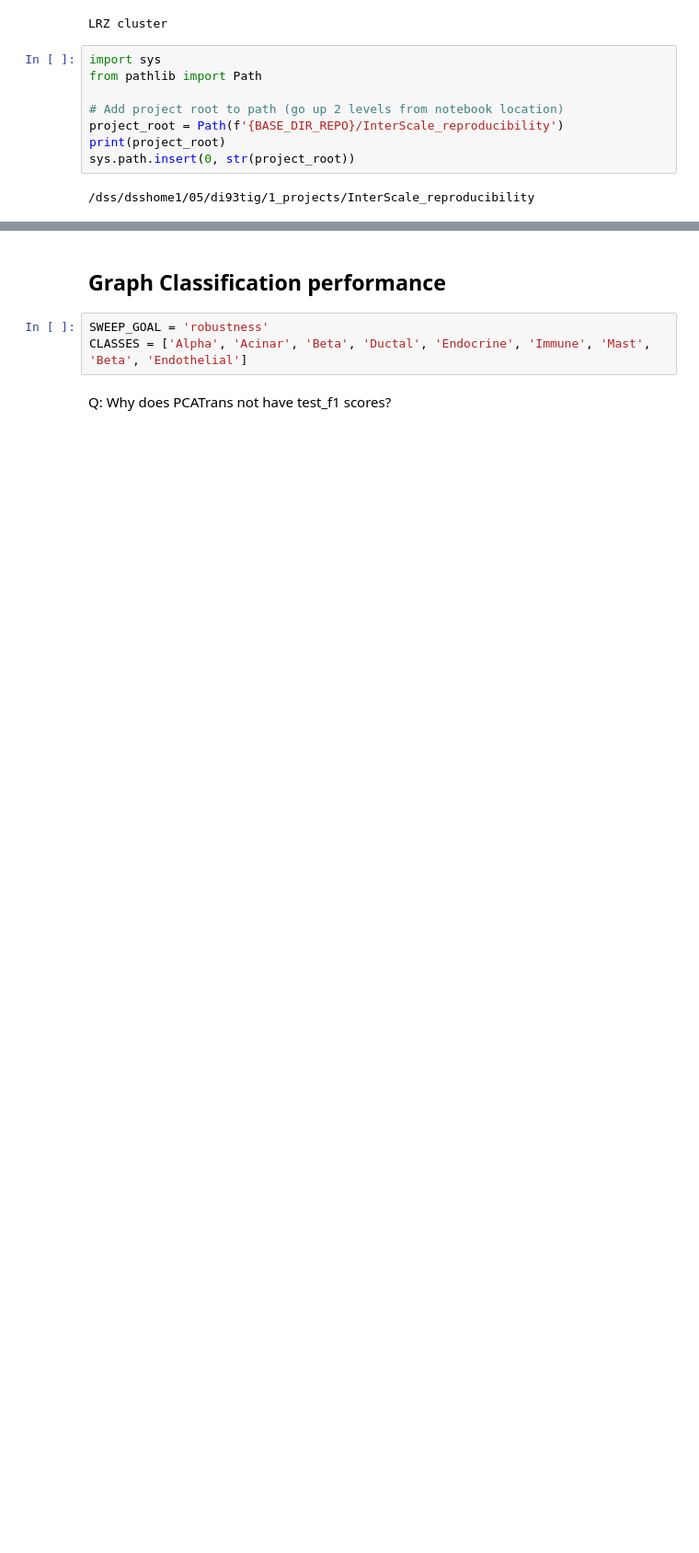
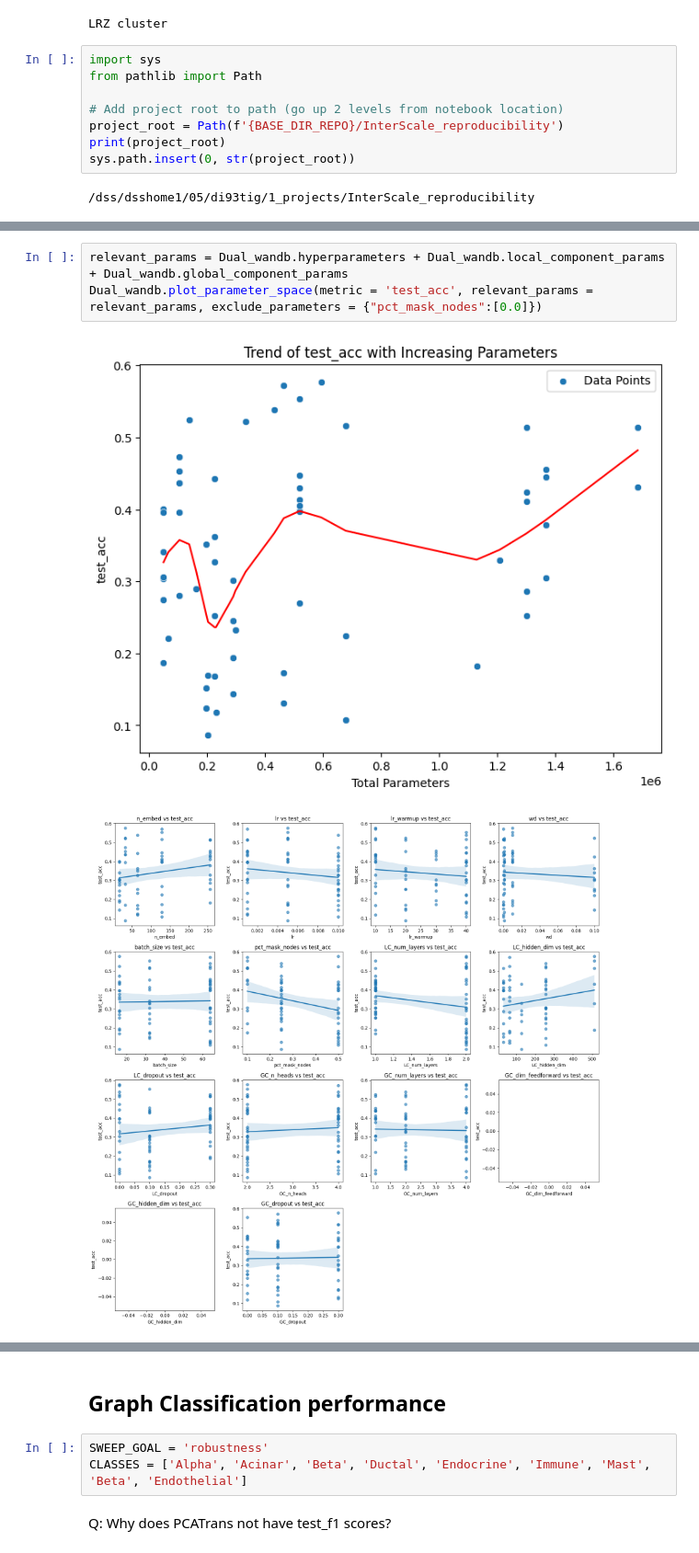
Before and after one commit to theislab/InterScale_reproducibility, a Jupyter notebook: notebooks/melton_jimenez_25/Node_class_performance.ipynb, the cells around one changed output, grey strips where cells are left out. Shown at 92% size. Saved outputs shown, nothing was run; the diff lists cells and outputs as text; blank space fills up the shorter version.

```diff
--- a/notebooks/melton_jimenez_25/Node_class_performance.ipynb
+++ b/notebooks/melton_jimenez_25/Node_class_performance.ipynb
@@ -61,0 +121,6 @@ CELL_TYPE_COLORS = config["palettes"][DATA]
+# %%
+relevant_params = Dual_wandb.hyperparameters + Dual_wandb.local_component_params + Dual_wandb.global_component_params
+Dual_wandb.plot_parameter_space(metric = 'test_acc', relevant_params = relevant_params, exclude_parameters = {"pct_mask_nodes":[0.0]})
+# %% [output]
+[figure, added]
+[figure, added]
```
Also changed, not shown: parts of 30 cells of this notebook, 13 other files.
